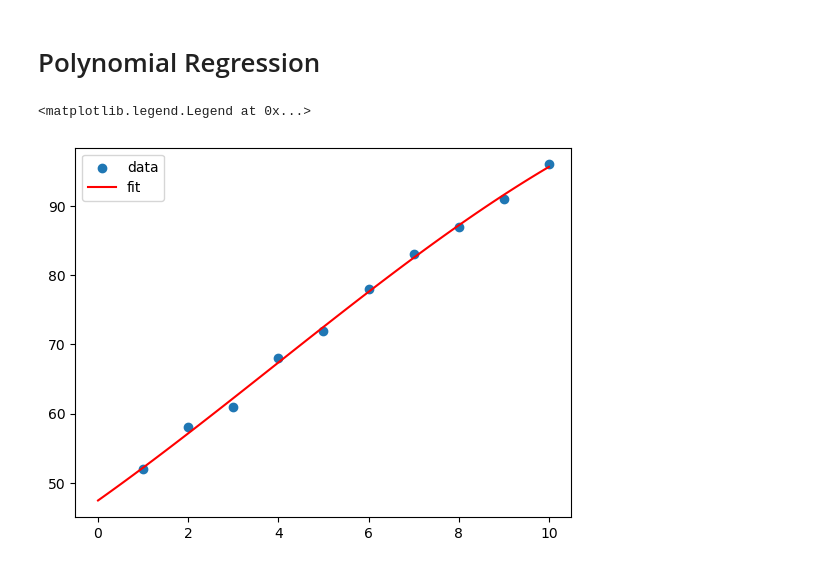
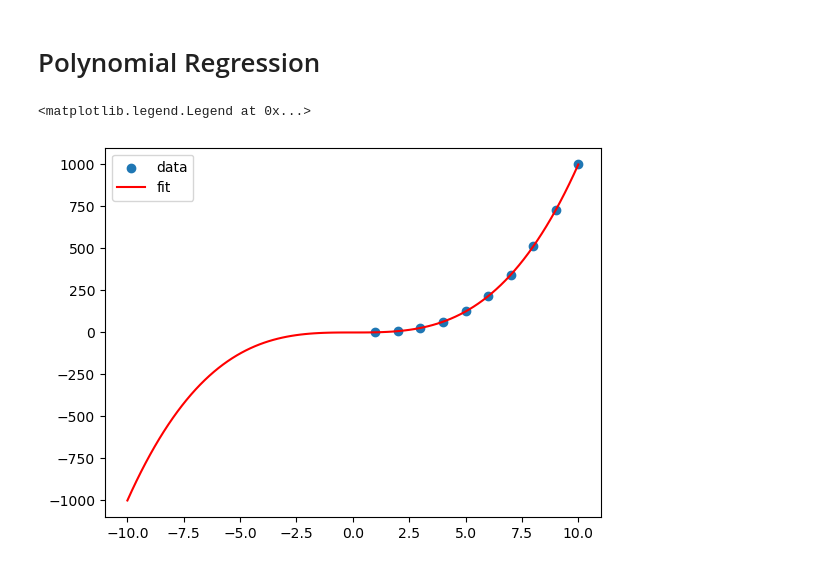
Before and after one commit to leoamullins/ml-from-scratch, a Jupyter notebook: linear-regression/demo.ipynb, the cells around one changed output. Saved outputs shown, nothing was run; the diff lists cells and outputs as text; code cells hidden in the pictures.

Commit message:
Improved Polynomail Regression

```diff
--- a/linear-regression/demo.ipynb
+++ b/linear-regression/demo.ipynb
@@ -23,17 +23,18 @@ plt.show()
 # %% [markdown]
 # Polynomial Regression
 # %%
-X_1 = LinearRegression().poly_features(X, 3)
+X = X
+y = X ** 3
 # %%
 model_poly = LinearRegression()
-model_poly.fit(X_1, y)
+model_poly.fit_poly(X, y, degree = 3)
 # %%
-inputs = np.linspace(0,10,100)
-outputs = model_poly.predict(LinearRegression().poly_features(inputs, 3))
+inputs = np.linspace(-10,10,100)
+outputs = model_poly.predict_poly(inputs)
 
 plt.scatter(X, y, label="data")
 plt.plot(inputs, outputs, color="red", label="fit")   # the line
 plt.legend()
 # %% [output]
 <matplotlib.legend.Legend at 0x...>
-[figure, old version]
+[figure, new version]
```
